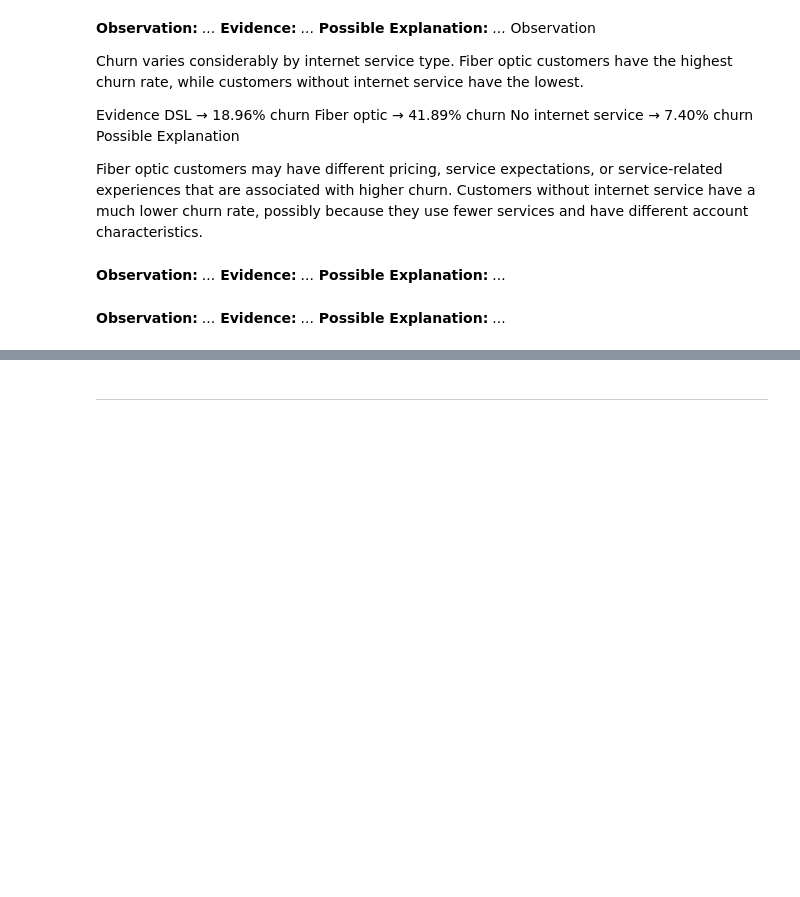
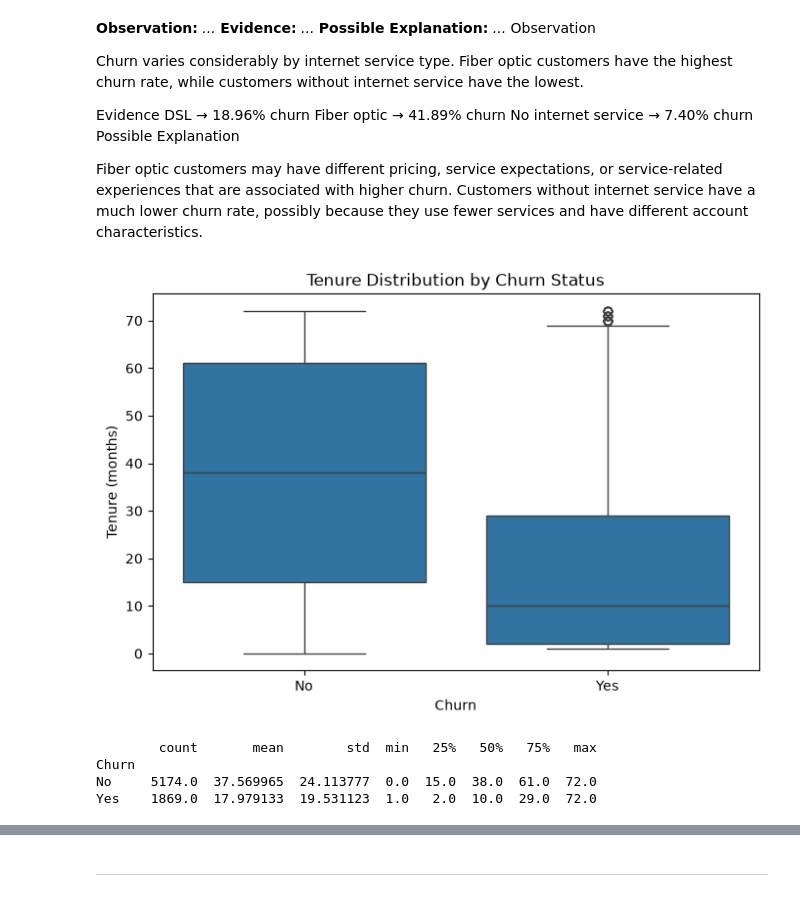
Before and after one commit to arshadalikhokhar05-sketch/machine-learning-data-preprocessing-lab, a Jupyter notebook: Lab2_Data_Cleaning_EDA_Template.ipynb, the cells around one changed output, grey strips where cells are left out. Saved outputs shown, nothing was run; the diff lists cells and outputs as text; code cells hidden in the pictures; blank space fills up the shorter version.

Commit message:
part 07, task 17 completed - Numerical Features vs. Churn.

```diff
--- a/Lab2_Data_Cleaning_EDA_Template.ipynb
+++ b/Lab2_Data_Cleaning_EDA_Template.ipynb
@@ -572,4 +569,0 @@ Fiber optic customers may have different pricing, service expectations, or servi
-# %% [markdown]
-**Observation:** _..._
-**Evidence:** _..._
-**Possible Explanation:** _..._
@@ -578,4 +570,18 @@ Fiber optic customers may have different pricing, service expectations, or servi
-# %% [markdown]
-**Observation:** _..._
-**Evidence:** _..._
-**Possible Explanation:** _..._
+# %%
+# Task 17 — numerical feature 1 vs Churn
+plt.figure(figsize=(8, 5))
+sns.boxplot(x="Churn", y="tenure", data=clean_df)
+
+plt.xlabel("Churn")
+plt.ylabel("Tenure (months)")
+plt.title("Tenure Distribution by Churn Status")
+plt.show()
+# %% [output]
+[figure, added]
+# %%
+print(clean_df.groupby("Churn")["tenure"].describe())
+# %% [output]
+        count       mean        std  min   25%   50%   75%   max
+Churn
+No     5174.0  37.569965  24.113777  0.0  15.0  38.0  61.0  72.0
+Yes    1869.0  17.979133  19.531123  1.0   2.0  10.0  29.0  72.0
```
Also changed, not shown: parts of 6 cells of this notebook.
